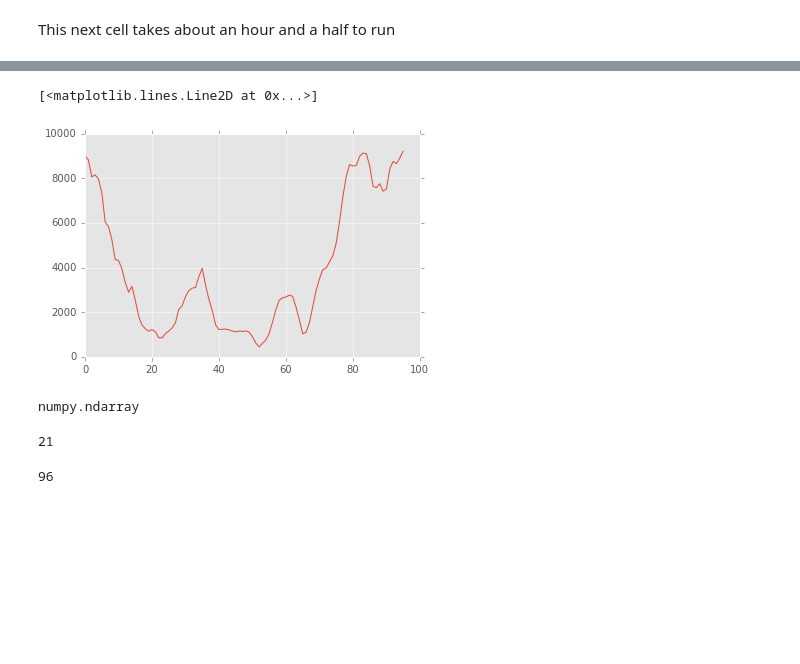
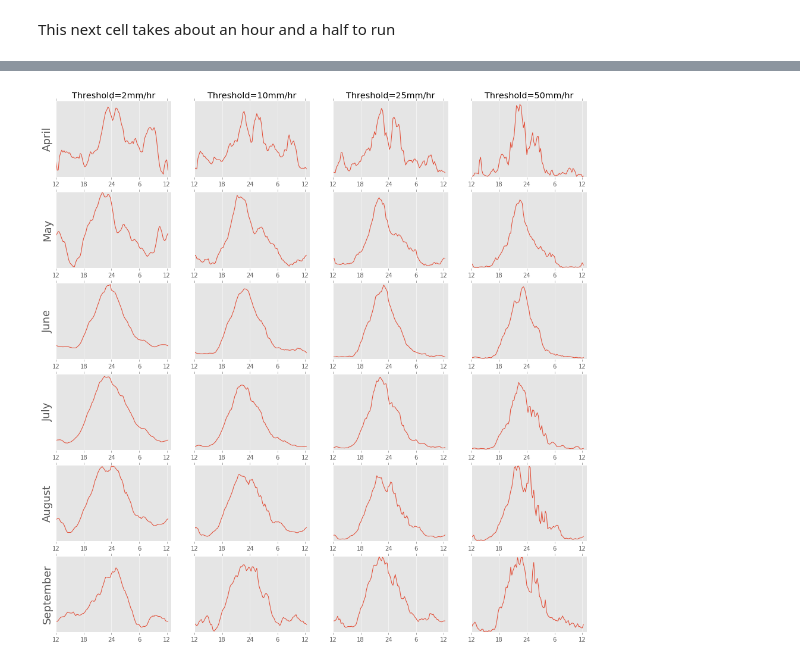
Before and after one commit to jsignell/radar-tools, a Jupyter notebook: Intensity.ipynb, the cells around one changed output, grey strips where cells are left out. Drawn from its saved outputs; the diff is of its cells as text; code cells hidden in the pictures; blank space fills up the shorter version.

```diff
--- a/Intensity.ipynb
+++ b/Intensity.ipynb
@@ -126,5 +153,0 @@ plt.colorbar(scat, ax=axes, fraction=0.05)
-# %%
-plt.plot(np.sum(a, axis=(1,2)))
-# %% [output]
-[<matplotlib.lines.Line2D at 0x...>]
-[figure, removed]
@@ -133,12 +154,20 @@ f =c.time[b[:,0,0]].hour*60+c.time[b[:,0,0]].minute
-# %%
-type(f)
-# %% [output]
-numpy.ndarray
-# %%
-f.size
-# %% [output]
-21
-# %%
-24*4
-# %% [output]
-96
+# %%
+plt.figure(figsize=(16,16))
+n=1
+for m in months.keys():
+    for thresh in [2,10,25,50]:
+        a=np.sum(peak_time[thresh][m], axis=(1,2))
+        ax = plt.subplot(6,4, n)
+        ax.plot(np.concatenate([a[48:96],a[0:50]]))
+
+        ax.set_xticks(range(0, 100, 4*6))
+        ax.set_xticklabels(['12','18', '24', '6','12'])
+        ax.set_yticks([])
+        if n==1 or (n-1)%4==0:
+            ax.set_ylabel(months[m], fontsize=18)
+        if n<5:
+            ax.set_title('Threshold={thresh}mm/hr'.format(thresh=thresh))
+        n+=1
+plt.savefig('/home/jsignell/Paper/Notebooks/output/Month peak time of rainfall above thresholds in 1D.png')
+# %% [output]
+[figure, added]
```
Also changed, not shown: parts of 6 cells of this notebook, 3 other files.
